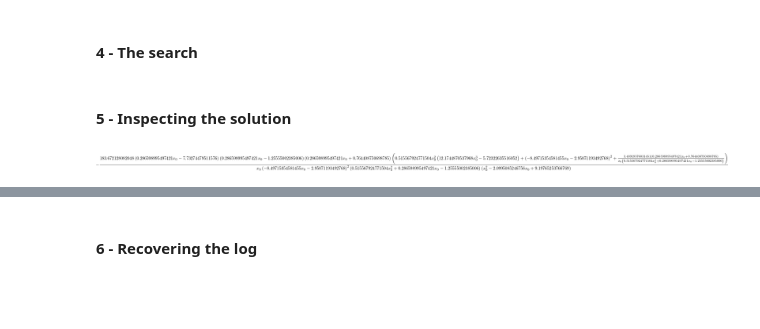
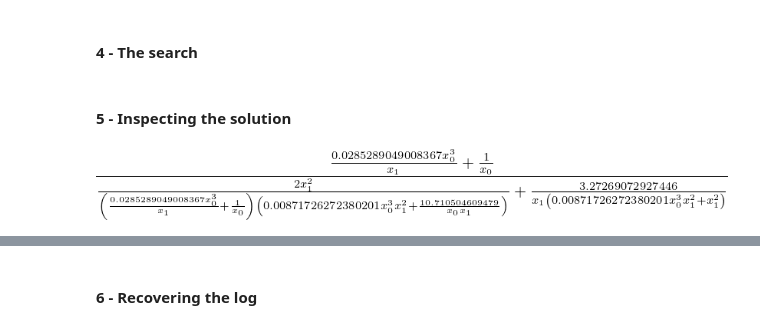
Before and after one commit to darioizzo/dcgp, a Jupyter notebook: doc/sphinx/notebooks/symbolic_regression_2.ipynb, the cells around one changed output, grey strips where cells are left out. Saved outputs shown, nothing was run; the diff lists cells and outputs as text; code cells hidden in the pictures; blank space fills up the shorter version.

```diff
--- a/doc/sphinx/notebooks/symbolic_regression_2.ipynb
+++ b/doc/sphinx/notebooks/symbolic_regression_2.ipynb
@@ -17,6 +21,8 @@ from matplotlib import pyplot as plt
 #### 1 - The data
 # %%
 # We load our data from some available ones shipped with dcgpy.
-# In this particular case we use the problem chwirut2 from
-# (https://www.itl.nist.gov/div898/strd/nls/data/chwirut2.shtml)
-X, Y = dcgpy.generate_kirby2()
+# In this particular case we use the problem ratpol2 from the paper:
+# Vladislavleva, Ekaterina J., Guido F. Smits, and Dick Den Hertog.
+# "Order of nonlinearity as a complexity measure for models generated by symbolic regression via pareto genetic
+# programming." IEEE Transactions on Evolutionary Computation 13.2 (2008): 333-349.
+X, Y = dcgpy.generate_ratpol2d()
@@ -37,9 +43,18 @@ _ = plt.ylabel('ultrasonic response')
 # can be found on the online docs. The user can also define its own kernels (see the corresponding tutorial).
 ss = dcgpy.kernel_set_double(["sum", "mul", "pdiv"])
 # %%
-# We instantiate the symbolic regression optimization problem (note: many important options are here not
-# specified and thus set to their default values)
-udp = dcgpy.symbolic_regression(points = X, labels = Y, kernels=ss(), n_eph = 5,levels_back=25, rows = 5, cols=50)
+# We instantiate the symbolic regression optimization problem
+# Note how we specify to consider one ephemeral constant via
+# the kwarg n_eph. We also request 100 kernels with a linear
+# layout (this allows for the construction of longer expressions) and
+# we set the level back (in an attempt to skew the search towards
+# more complex expressions)
+udp = dcgpy.symbolic_regression(
+    points = X, labels = Y, kernels=ss(),
+    rows = 1,
+    cols = 100,
+    n_eph = 1,
+    levels_back = 80)
 prob = pg.problem(udp)
 print(udp)
 # %% [output]
@@ -50,13 +65,12 @@ print(udp)
 # %% [markdown]
 #### 3 - The search algorithm
 # %%
-# We instantiate here the evolutionary strategy we want to use to search for models.
-uda  = dcgpy.es4cgp(gen = 10000, mut_n = 1, lear)
-local_uda = dcgpy.gd4cgp(max_iter = 200, lr = 0.1, lr_min = 1e-12)
+# We instantiate here the evolutionary strategy we want to use to
+# search for models. Note we specify we want the evolutionary operators
+# to be applied also to the constants via the kwarg *learn_constants*
+uda  = dcgpy.es4cgp(gen = 400000, mut_n = 2, learn_constants=True)
 algo = pg.algorithm(uda)
-local_algo = pg.algorithm(local_uda)
-algo.set_verbosity(10)
-local_algo.set_verbosity(1)
+algo.set_verbosity(1000)
 # %% [markdown]
 #### 4 - The search
 # %%
@@ -64,8 +78,6 @@ local_algo.set_verbosity(1)
 pop = pg.population(prob, 4)
 # %%
 pop = algo.evolve(pop)
-# %%
-pop = local_algo.evolve(pop)
 # %% [markdown]
 #### 5 - Inspecting the solution
 # %%
@@ -73,9 +85,10 @@ pop = local_algo.evolve(pop)
 x = pop.champion_x
 a = parse_expr(udp.prettier(x))[0]
 # %%
-a = a.subs({"c1": x[0], "c2": x[1], "c3": x[2], "c4": x[3], "c5": x[3]})
+a = a.subs({"c1": x[0]})
+a
 # %% [output]
-[figure, old version]
+[figure, new version]
 # %%
 # And lets see what our model actually predicts on the inputs
 Y_pred = udp.predict(X, pop.champion_x)
```
Also changed, not shown: parts of 9 cells of this notebook, 1 other file.
